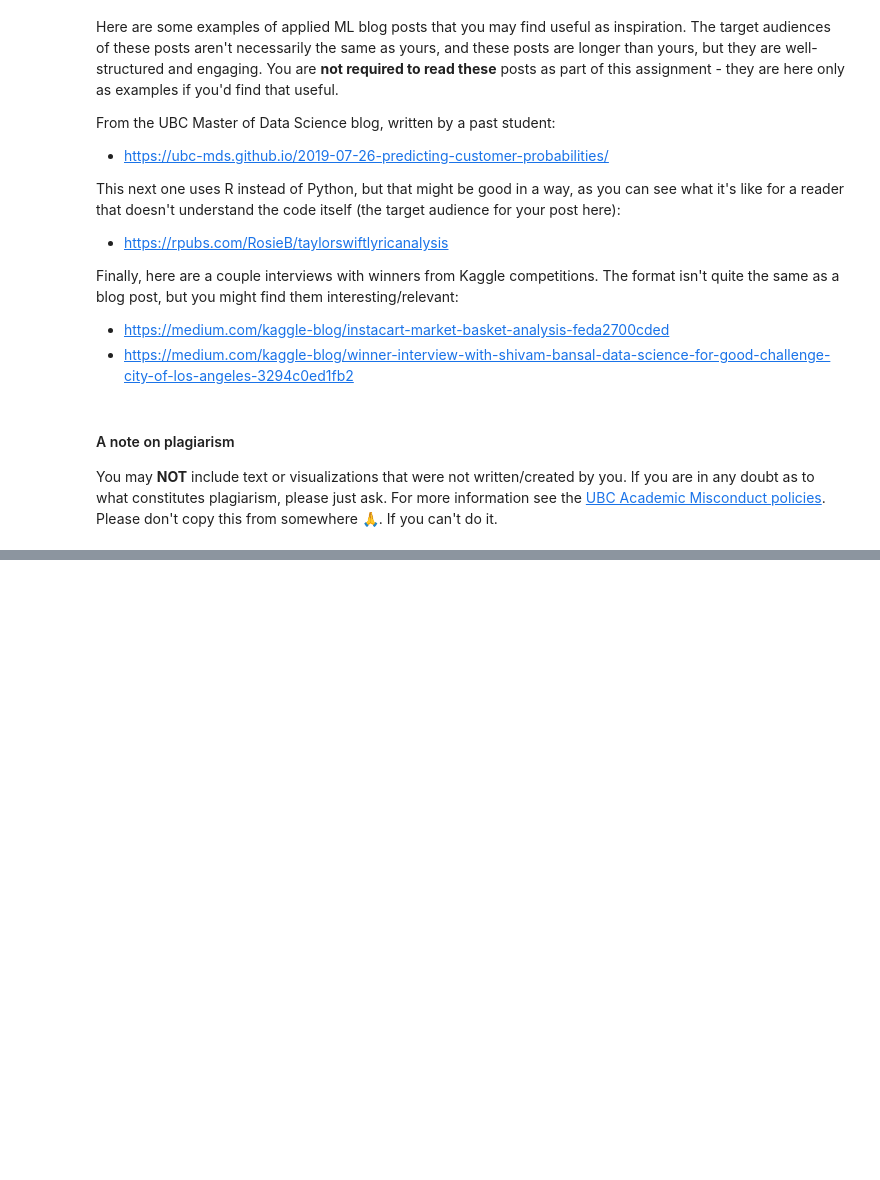
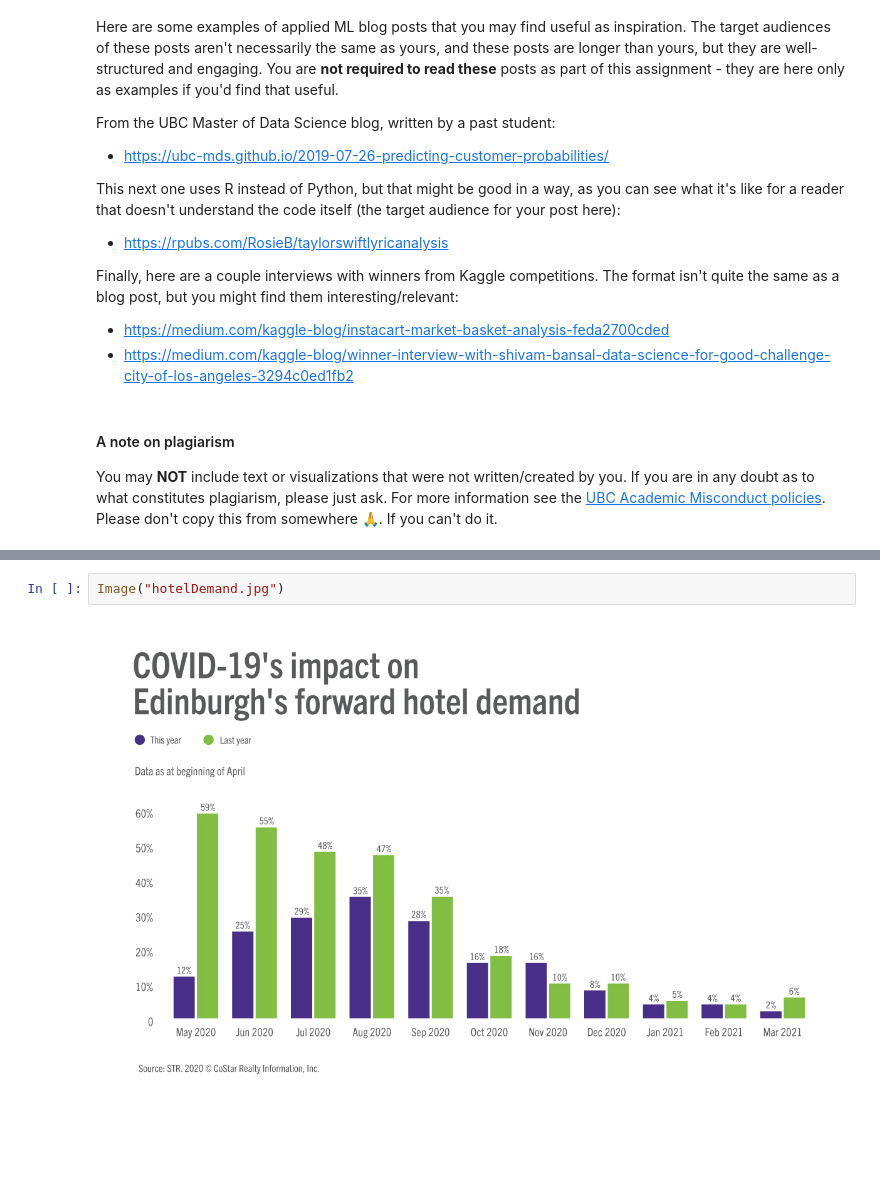
Before and after one commit to wiltonfs/cpsc330-FW, a Jupyter notebook: hw/hw8/hw8.ipynb, the cells around one changed output, grey strips where cells are left out. Saved outputs shown, nothing was run; the diff lists cells and outputs as text; blank space fills up the shorter version.

```diff
--- a/hw/hw8/hw8.ipynb
+++ b/hw/hw8/hw8.ipynb
@@ -630,3 +657,7 @@ At least 3 visualizations. These visualizations must be embedded/interwoven into
+# %%
+Image("hotelDemand.jpg")
+# %% [output]
+[figure, added]
 # %% [markdown]
 <br><br>
 # %% [markdown]
```
Also changed, not shown: parts of 7 cells of this notebook, 3 other files.
